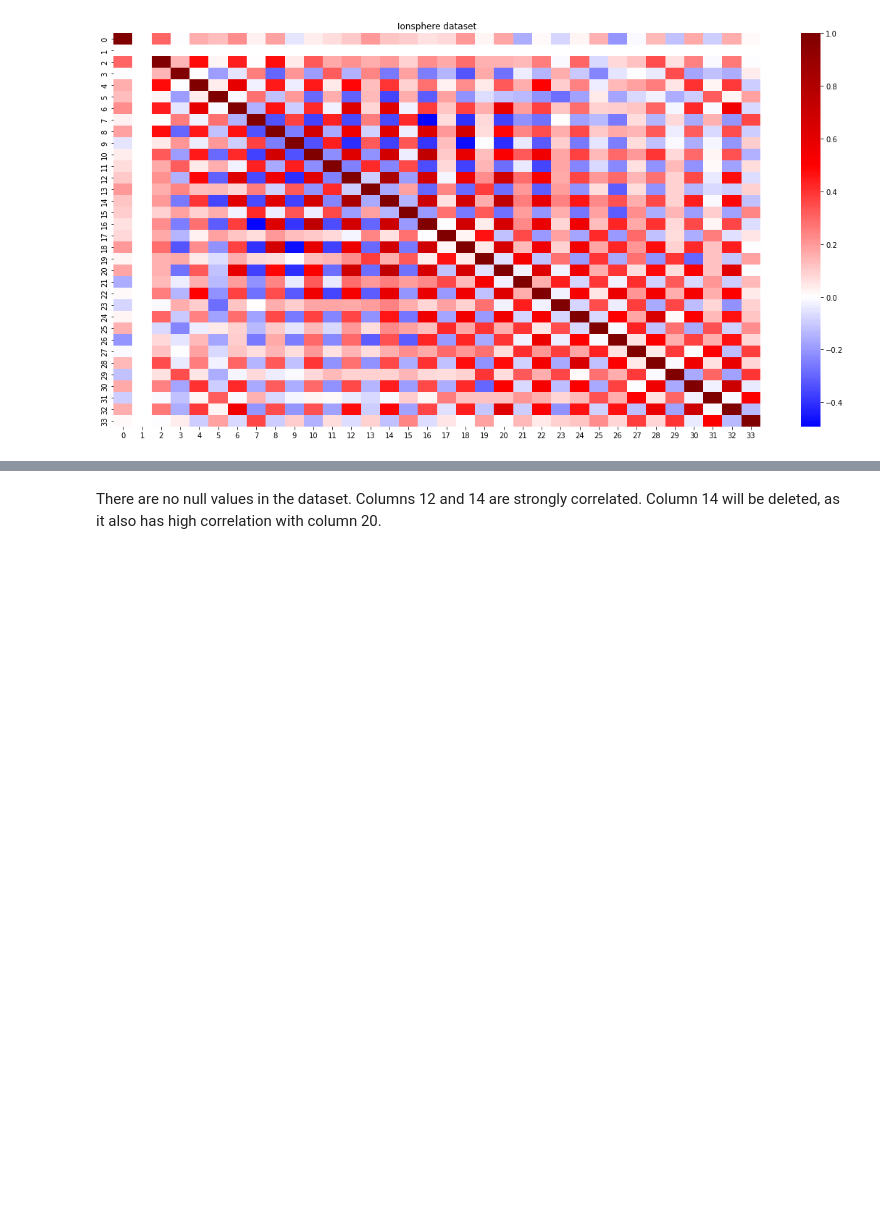
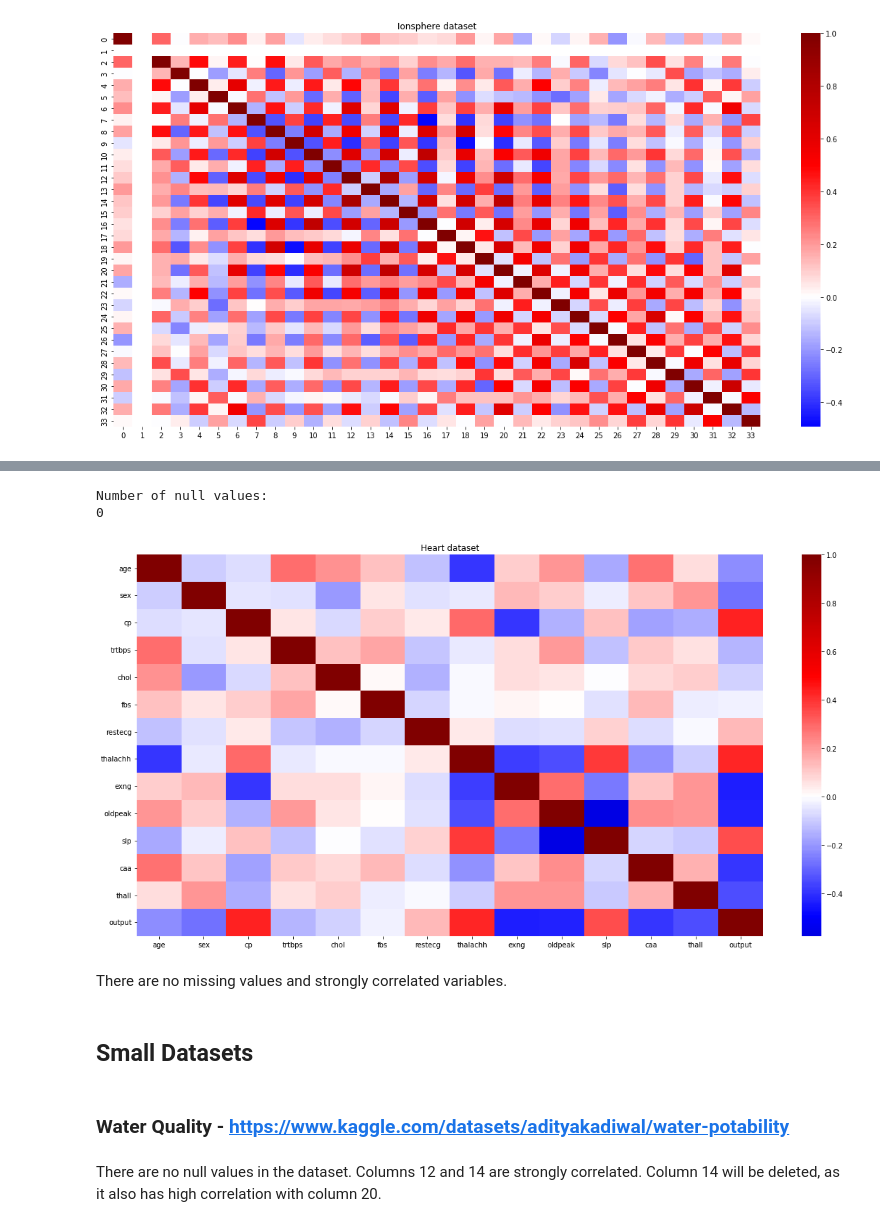
Before and after one commit to LJaremek/AdvancedMachineLearningProject-MINI, a Jupyter notebook: data_processing.ipynb, the cells around one changed output, grey strips where cells are left out. Cells and saved outputs as stored; diff of their text form; code cells hidden in the pictures; blank space fills up the shorter version.

```diff
--- a/data_processing.ipynb
+++ b/data_processing.ipynb
@@ -59,3 +77,23 @@ ionosphere_data = ionosphere_data.drop(14, axis=1)
+# %%
+print("Number of null values:")
+print(heart_data.isnull().sum().sum())
+
+correlated_columns = check_correlation(heart_data)
+
+for col, correlated_cols in correlated_columns:
+    print(f"Column {col} is strongly correlated with columns: {', '.join(map(str, correlated_cols))}")
+
+plot_dataset(heart_data, title="Heart dataset")
+# %% [output]
+Number of null values:
+0
+[figure, added]
+# %% [markdown]
+There are no missing values and strongly correlated variables.
+# %% [markdown]
+## Small Datasets
+# %% [markdown]
+### Water Quality -  https://www.kaggle.com/datasets/adityakadiwal/water-potability
 # %% [markdown]
 There are no null values in the dataset. Columns 12 and 14 are strongly correlated. Column 14 will be deleted, as it also has high correlation with column 20.
 # %%
```
Also changed, not shown: parts of 15 cells of this notebook, 2 other files.
